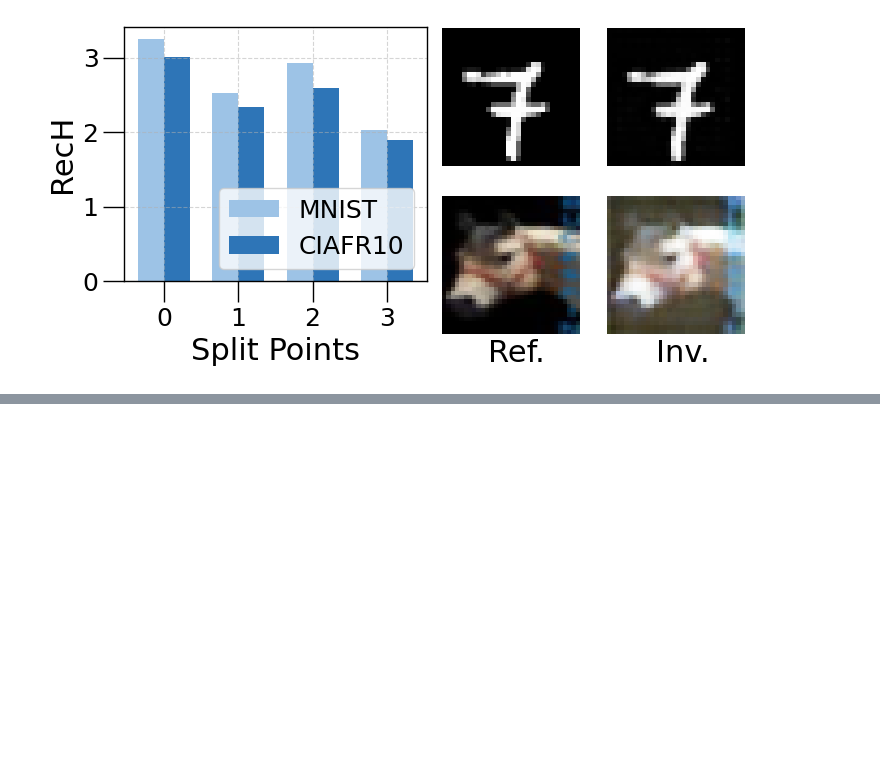
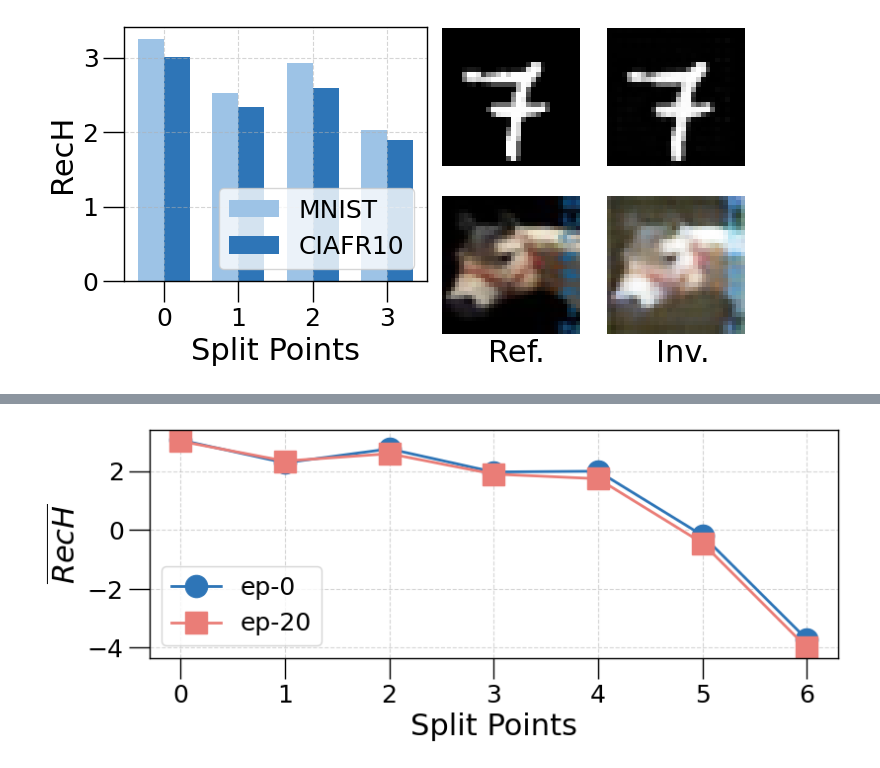
Before and after one commit to Fintech0517/PP-Split, a Jupyter notebook: examples/effectInfo/experiment_figs.ipynb, the cells around one changed output, grey strips where cells are left out. Saved outputs shown, nothing was run; the diff lists cells and outputs as text; code cells hidden in the pictures; blank space fills up the shorter version.

```diff
--- a/examples/effectInfo/experiment_figs.ipynb
+++ b/examples/effectInfo/experiment_figs.ipynb
@@ -476,0 +560,13 @@ plt.savefig('data_intrinsic_cifar10_mnist.pdf', format='pdf',bbox_inches='tight'
+# %%
+fig = plt.figure(figsize=(9, 3))
+plt.plot(layer_list, ep0_vgg5_cifar10_list, label='ep-0', color=colors[0], marker='o')
+plt.plot(layer_list,ep20_vgg5_cifar10_list, label='ep-20', color=colors[1], marker='s')
+
+plt.xlabel('Split Points')
+plt.ylabel(r'$\overline{RecH}$')
+plt.legend()
+
+plt.show()
+# plt.savefig('w&d_vgg9.pdf', format='pdf',bbox_inches='tight')
+# %% [output]
+[figure, added]
```
Also changed, not shown: parts of 5 cells of this notebook, 21 other files.
